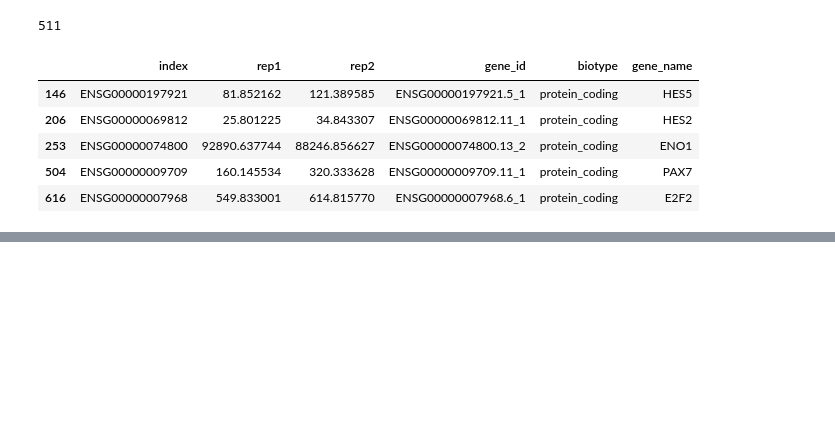
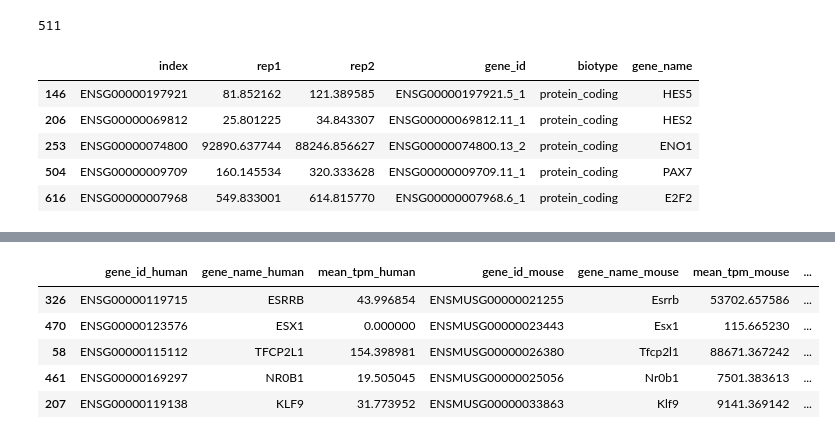
Before and after one commit to wod31/2019__lncRNA_evolution_mpra, a Jupyter notebook: analysis/03__rna_seq/03__TF_expr/03__TF_expr.ipynb, the cells around one changed output, grey strips where cells are left out. Cells and saved outputs as stored; diff of their text form; code cells hidden in the pictures; blank space fills up the shorter version.

```diff
--- a/analysis/03__rna_seq/03__TF_expr/03__TF_expr.ipynb
+++ b/analysis/03__rna_seq/03__TF_expr/03__TF_expr.ipynb
@@ -301,0 +500,3 @@ orth_expr.head()
+# %%
+orth_tf_expr = orth_tf_expr[~orth_tf_expr["gene_name_human"].isin(human_dupe_orths["gene_name_human"])]
+len(orth_tf_expr)
@@ -301,0 +532,37 @@ orth_expr.head()
+# %%
+fig, ax = plt.subplots(figsize=(2.2, 2.2), nrows=1, ncols=1)
+
+sig = orth_tf_expr[orth_tf_expr["sig"] == "sig"]
+not_sig = orth_tf_expr[orth_tf_expr["sig"] == "not sig"]
+
+ax.scatter(sig["mean_tpm_human"],
+           sig["mean_tpm_mouse"],
+           color=sns.color_palette("Set2")[2], alpha=0.75, s=10,
+           linewidths=0.5, edgecolors="white")
+
+ax.scatter(not_sig["mean_tpm_human"],
+           not_sig["mean_tpm_mouse"],
+           color="gray", alpha=0.9, s=10,
+           linewidths=0.5, edgecolors="white")
+
+ax.set_xscale("symlog")
+ax.set_yscale("symlog")
+ax.plot([-0.75, 400000], [-0.75, 400000], "k", linestyle="dashed")
+ax.set_xlim((-0.75, 400000))
+ax.set_ylim((-0.75, 400000))
+
+ax.set_xlabel("human TF tpm in hESC")
+ax.set_ylabel("mouse TF tpm in mESC")
+
+# annotate corr
+no_nan = orth_tf_expr[(~pd.isnull(orth_tf_expr["mean_tpm_human"])) &
+                      (~pd.isnull(orth_tf_expr["mean_tpm_mouse"]))]
+r, p = spearmanr(no_nan["mean_tpm_human"], no_nan["mean_tpm_mouse"])
+ax.text(0.05, 0.97, "r = {:.2f}".format(r), ha="left", va="top", fontsize=fontsize,
+        transform=ax.transAxes)
+ax.text(0.05, 0.90, "# sig = %s" % (len(sig)), ha="left", va="top", fontsize=fontsize,
+        color=sns.color_palette("Set2")[2],
+        transform=ax.transAxes)
+ax.text(0.05, 0.83, "# not sig = %s" % (len(not_sig)), ha="left", va="top", fontsize=fontsize, color="gray",
+        transform=ax.transAxes)
+fig.savefig("TF_human_v_mouse_scatter.w_sig_outline.pdf", dpi="figure", bbox_inches="tight")
@@ -301,0 +571,9 @@ orth_expr.head()
+# %%
+sig.sort_values(by="log2FoldChange").head()
+# %% [output]
+|  | gene_id_human | gene_name_human | mean_tpm_human | gene_id_mouse | gene_name_mouse | mean_tpm_mouse | ... |
+| 326 | ENSG00000119715 | ESRRB | 43.996854 | ENSMUSG00000021255 | Esrrb | 53702.657586 | ... |
+| 470 | ENSG00000123576 | ESX1 | 0.000000 | ENSMUSG00000023443 | Esx1 | 115.665230 | ... |
+| 58 | ENSG00000115112 | TFCP2L1 | 154.398981 | ENSMUSG00000026380 | Tfcp2l1 | 88671.367242 | ... |
+| 461 | ENSG00000169297 | NR0B1 | 19.505045 | ENSMUSG00000025056 | Nr0b1 | 7501.383613 | ... |
+| 207 | ENSG00000119138 | KLF9 | 31.773952 | ENSMUSG00000033863 | Klf9 | 9141.369142 | ... |
```
Also changed, not shown: parts of 35 cells of this notebook, 6 other files.
